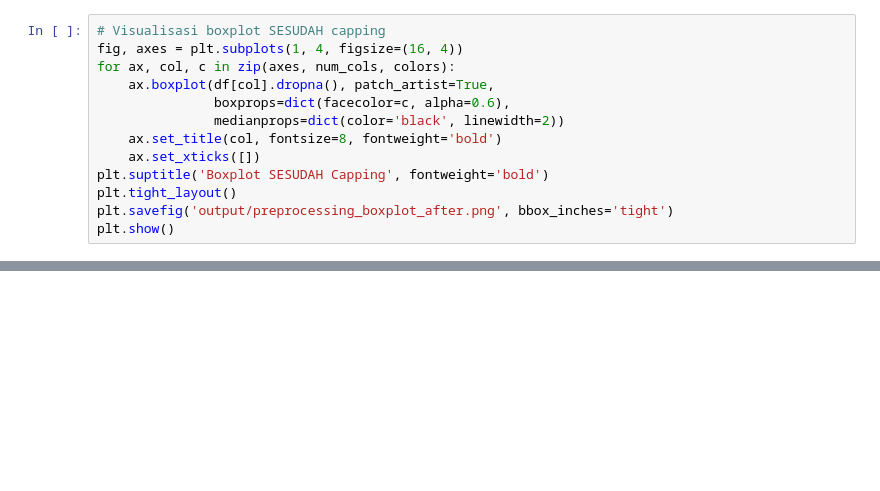
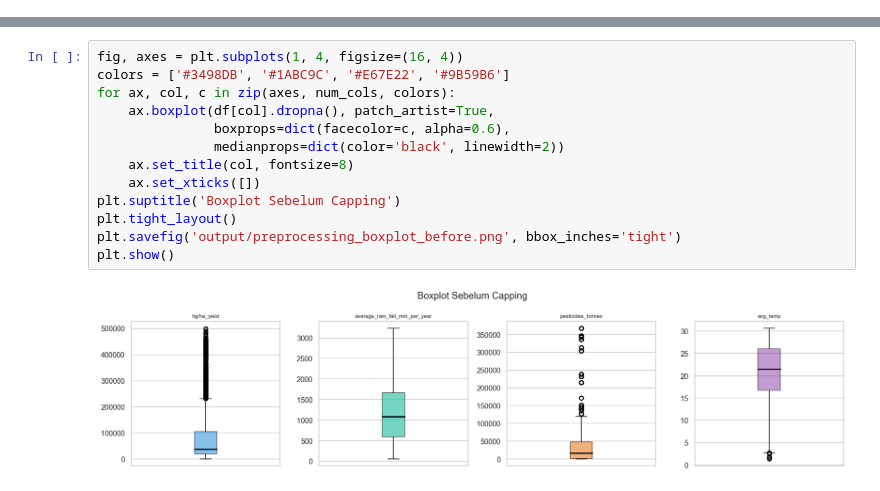
Before and after one commit to pramacoder/PREDIKSI-HASIL-PANEN-BERBASIS-DATA-IKLIM-DAN-NUTRISI-TANAMAN, a Jupyter notebook: preprocessing.ipynb, the cells around one changed output, grey strips where cells are left out. Drawn from its saved outputs; the diff is of its cells as text; blank space fills up the shorter version.

```diff
--- a/preprocessing.ipynb
+++ b/preprocessing.ipynb
@@ -189,13 +0,0 @@ average_rain_fall_mm_per_year:
-# %%
-# Visualisasi boxplot SESUDAH capping
-fig, axes = plt.subplots(1, 4, figsize=(16, 4))
-for ax, col, c in zip(axes, num_cols, colors):
-    ax.boxplot(df[col].dropna(), patch_artist=True,
-               boxprops=dict(facecolor=c, alpha=0.6),
-               medianprops=dict(color='black', linewidth=2))
-    ax.set_title(col, fontsize=8, fontweight='bold')
-    ax.set_xticks([])
-plt.suptitle('Boxplot SESUDAH Capping', fontweight='bold')
-plt.tight_layout()
-plt.savefig('output/preprocessing_boxplot_after.png', bbox_inches='tight')
-plt.show()
@@ -399,0 +153,15 @@ print('   - y_train.csv / y_test.csv')
+# %%
+fig, axes = plt.subplots(1, 4, figsize=(16, 4))
+colors = ['#3498DB', '#1ABC9C', '#E67E22', '#9B59B6']
+for ax, col, c in zip(axes, num_cols, colors):
+    ax.boxplot(df[col].dropna(), patch_artist=True,
+               boxprops=dict(facecolor=c, alpha=0.6),
+               medianprops=dict(color='black', linewidth=2))
+    ax.set_title(col, fontsize=8)
+    ax.set_xticks([])
+plt.suptitle('Boxplot Sebelum Capping')
+plt.tight_layout()
+plt.savefig('output/preprocessing_boxplot_before.png', bbox_inches='tight')
+plt.show()
+# %% [output]
+[figure, added]
```
Also changed, not shown: parts of 51 cells of this notebook, 8 other files.
